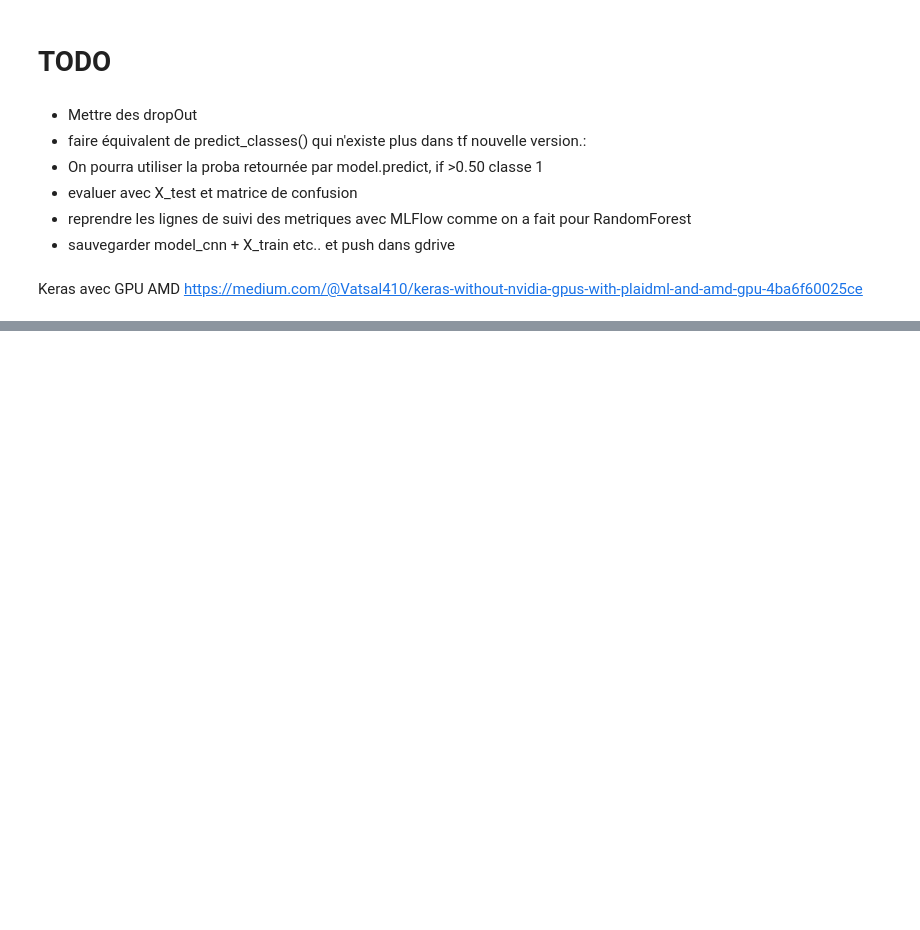
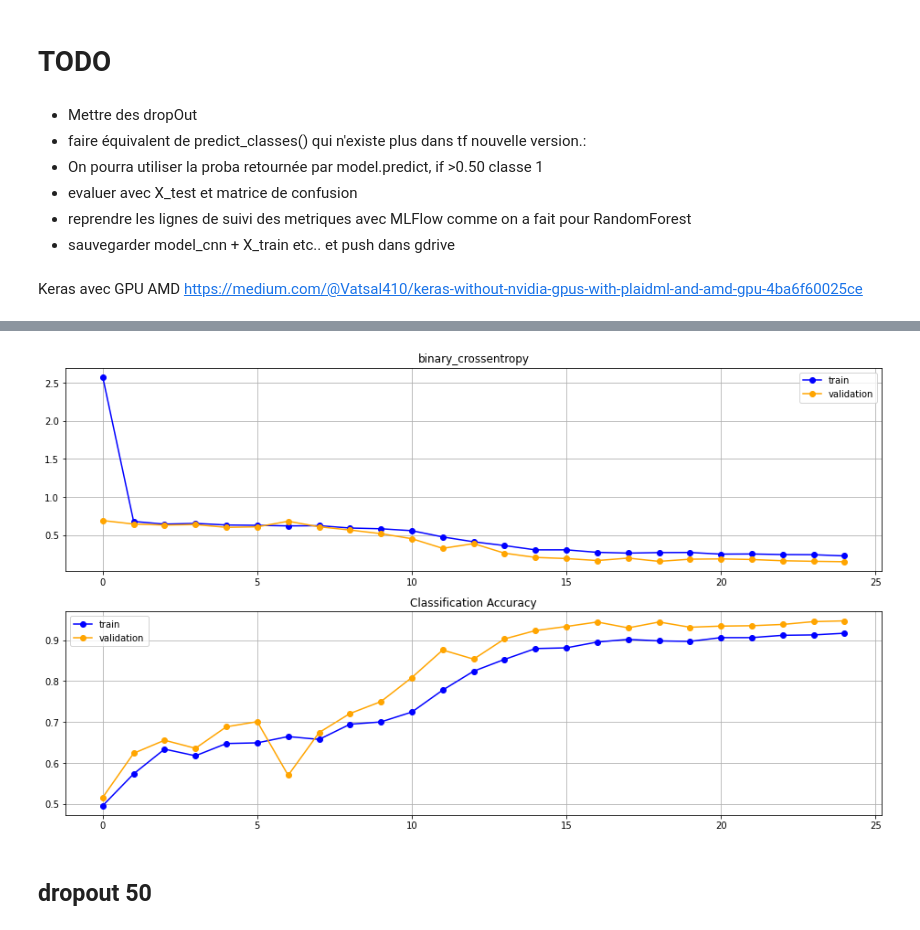
Before and after one commit to kbenmus02/A62-EquipeCV, a Jupyter notebook: notebook/iteration_3_model_6_cnn_dropout.ipynb, the cells around one changed output, grey strips where cells are left out. Saved outputs shown, nothing was run; the diff lists cells and outputs as text; code cells hidden in the pictures; blank space fills up the shorter version.

Commit message:
put dropout on fully connected only

```diff
--- a/notebook/iteration_3_model_6_cnn_dropout.ipynb
+++ b/notebook/iteration_3_model_6_cnn_dropout.ipynb
@@ -516,0 +578,2 @@ https://medium.com/@Vatsal410/keras-without-nvidia-gpus-with-plaidml-and-amd-gpu
+# %%
+model_cnn_9 = make_model_v2(9, 0.30)
@@ -516,0 +602,8 @@ https://medium.com/@Vatsal410/keras-without-nvidia-gpus-with-plaidml-and-amd-gpu
+# %%
+aug = ImageDataGenerator(rotation_range=359, \
+                         zoom_range=0.15, \
+                         width_shift_range=0.2, height_shift_range=0.2, \
+                         shear_range=0.15, \
+                         horizontal_flip=True, \
+                         vertical_flip=True, \
+                         fill_mode="nearest")
@@ -516,0 +614,7 @@ https://medium.com/@Vatsal410/keras-without-nvidia-gpus-with-plaidml-and-amd-gpu
+# %%
+history_9 = model_cnn_9.fit( \
+                            aug.flow(X_train, y_train_enc, batch_size=BATCH_SIZE, subset=None), \
+                            validation_data = (X_valid, y_valid_enc), \
+                            steps_per_epoch = len(X_train) // BATCH_SIZE, \
+                            epochs = EPOCHS
+                        )
@@ -516,0 +639,6 @@ https://medium.com/@Vatsal410/keras-without-nvidia-gpus-with-plaidml-and-amd-gpu
+# %%
+plot_history(history_9)
+# %% [output]
+[figure, added]
+# %% [markdown]
+## dropout 50
```
Also changed, not shown: parts of 36 cells of this notebook.
